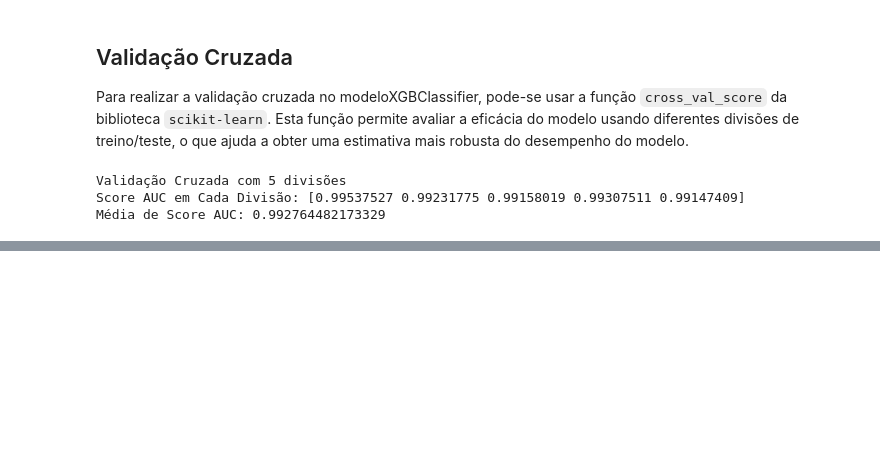
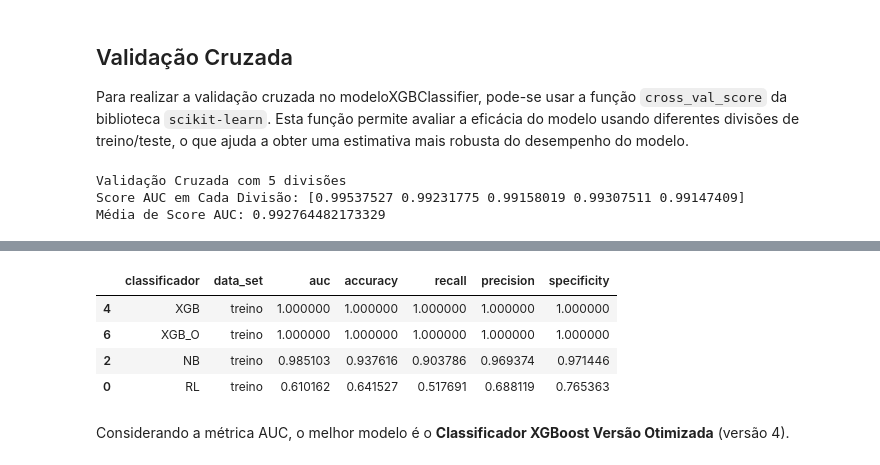
Before and after one commit to prisciladalepiane/machine-learning, a Jupyter notebook: 03-bio/02-previsao-epilepsia/Principal.ipynb, the cells around one changed output, grey strips where cells are left out. Drawn from its saved outputs; the diff is of its cells as text; code cells hidden in the pictures; blank space fills up the shorter version.

```diff
--- a/03-bio/02-previsao-epilepsia/Principal.ipynb
+++ b/03-bio/02-previsao-epilepsia/Principal.ipynb
@@ -557,0 +681,10 @@ Média de Score AUC: 0.992764482173329
+# %%
+df_results[df_results['data_set'] == 'treino'].sort_values(by = 'auc', ascending = False)
+# %% [output]
+|  | classificador | data_set | auc | accuracy | recall | precision | specificity |
+| 4 | XGB | treino | 1.000000 | 1.000000 | 1.000000 | 1.000000 | 1.000000 |
+| 6 | XGB_O | treino | 1.000000 | 1.000000 | 1.000000 | 1.000000 | 1.000000 |
+| 2 | NB | treino | 0.985103 | 0.937616 | 0.903786 | 0.969374 | 0.971446 |
+| 0 | RL | treino | 0.610162 | 0.641527 | 0.517691 | 0.688119 | 0.765363 |
+# %% [markdown]
+Considerando a métrica AUC, o melhor modelo é o **Classificador XGBoost Versão Otimizada** (versão 4).
```
Also changed, not shown: parts of 6 cells of this notebook.
